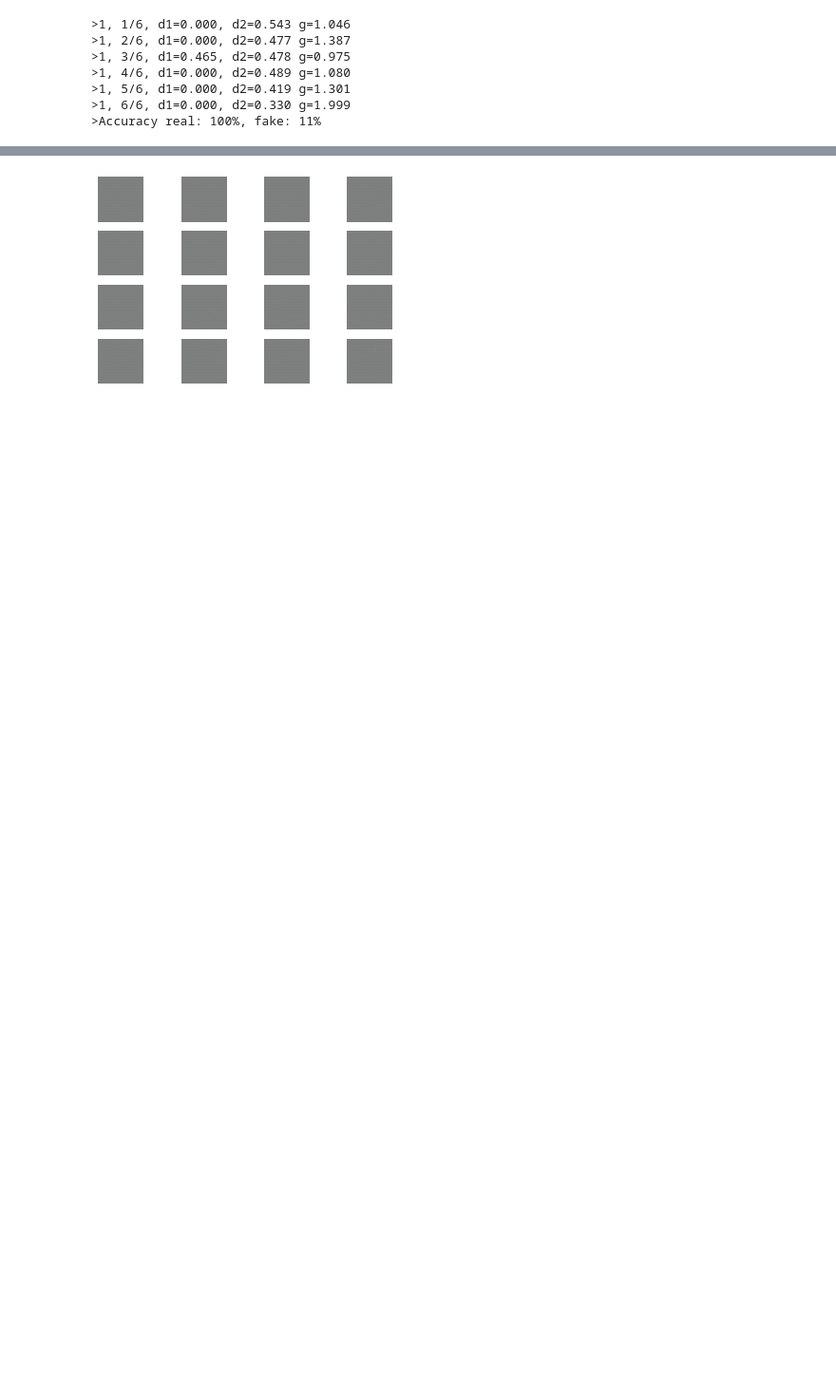
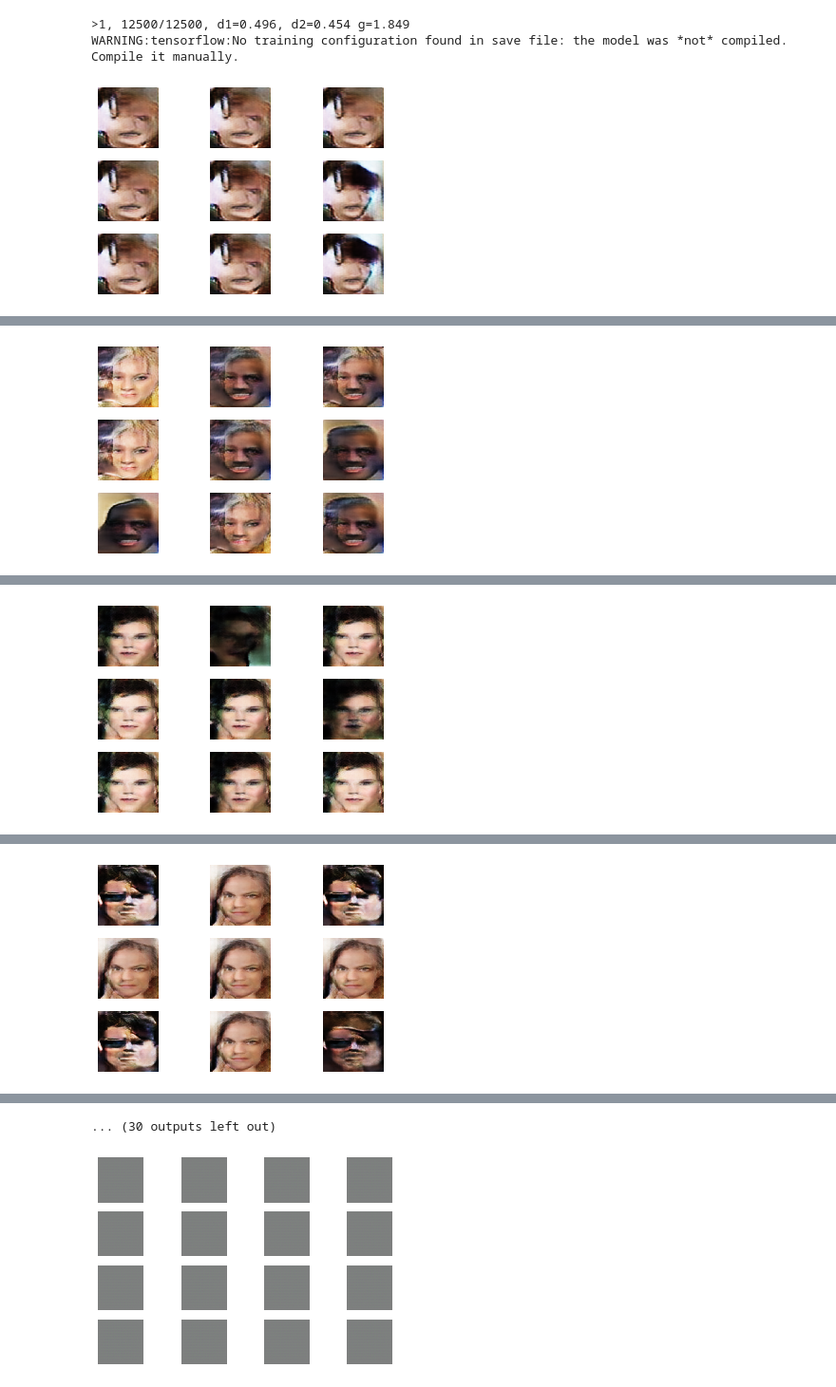
Before and after one commit to pptr3/face-generation-gan-keras, a Jupyter notebook: GAN.ipynb, the cells around one changed output, grey strips where cells are left out. Shown at 95% size. Drawn from its saved outputs; the diff is of its cells as text; code cells hidden in the pictures; blank space fills up the shorter version.

```diff
--- a/GAN.ipynb
+++ b/GAN.ipynb
@@ -181,3 +183,23 @@ class SNConv2DTranspose(Conv2DTranspose):
 
     def compute_output_shape(self, input_shape):
         return super(SNConv2DTranspose, self).compute_output_shape(input_shape)
+# %%
+class PixelNormalization(Layer):
+    def __init__(self, **kwargs):
+        super(PixelNormalization, self).__init__(**kwargs)
+
+    def call(self, inputs):
+        # Calculate square pixel values
+        values = inputs**2.0
+        # Calculate the mean pixel values
+        mean_values = tf.keras.backend.mean(values, axis=-1, keepdims=True)
+        # Ensure the mean is not zero
+        mean_values += 1.0e-8
+        # Calculate the sqrt of the mean squared value (L2 norm)
+        l2 = tf.keras.backend.sqrt(mean_values)
+        # Normalize values by the l2 norm
+        normalized = inputs / l2
+        return normalized
+
+    def compute_output_shape(self, input_shape):
+        return input_shape
@@ -183,0 +241,12 @@ class SNConv2DTranspose(Conv2DTranspose):
+# %%
+######### PLOT THE GENERATED IMAGES
+def plot_generated_images(examples, n):
+    # plot images
+    for i in range(n * n):
+        # define subplot
+        plt.subplot(n, n, 1 + i)
+        # turn off axis
+        plt.axis('off')
+        # plot raw pixel data
+        plt.imshow(examples[i, :, :])
+    plt.show()
@@ -344,9 +398,12 @@ def train(g_model, d_model, gan_model, dataset, latent_dim, n_epochs=5, n_batch=
 # %%
-directory = 'img_align_celeba/img_align_celeba/'
-how_many = 200
+directory = 'img_align_celeba_nozip'
+how_many = 200000
+
 celeba_img = np.sort(os.listdir(directory))
 dataset = celeba_img[:how_many]
 img_shape = (178, 218, 3)
+n_epochs = 100
+batch_size = 16
 
 def load_dataset(dataset):
     X = []
@@ -360,7 +417,7 @@ def load_dataset(dataset):
     return(X)
 # %%
 # size of the latent space
-latent_dim = 100
+latent_dim = 128
 # create the discriminator
 d_model = define_discriminator()
 # create the generator
@@ -368,16 +425,11 @@ g_model = define_generator(latent_dim)
 # create the gan
 gan_model = define_gan(g_model, d_model)
 # load image data
-#dataset = load_real_samples()
 dataset = load_dataset(dataset)
 # %%
 # train model
-train(g_model, d_model, gan_model, dataset, latent_dim)
+train(g_model, d_model, gan_model, dataset, latent_dim, n_epochs, batch_size)
 # %% [output]
->1, 1/6, d1=0.000, d2=0.543 g=1.046
->1, 2/6, d1=0.000, d2=0.477 g=1.387
->1, 3/6, d1=0.465, d2=0.478 g=0.975
->1, 4/6, d1=0.000, d2=0.489 g=1.080
->1, 5/6, d1=0.000, d2=0.419 g=1.301
->1, 6/6, d1=0.000, d2=0.330 g=1.999
->Accuracy real: 100%, fake: 11%
+>1, 12500/12500, d1=0.496, d2=0.454 g=1.849
+WARNING:tensorflow:No training configuration found in save file: the model was *not* compiled. Compile it manually.
+[figure, added]
@@ -384,0 +438 @@ KeyboardInterrupt:
+[figure, added]
@@ -384,0 +441 @@ KeyboardInterrupt:
+[figure, added]
@@ -384,0 +444 @@ KeyboardInterrupt:
+[figure, added]
@@ -385,3 +451,4 @@ KeyboardInterrupt:
+... (30 outputs left out)
 # %%
 # example of loading the generator model and generating images
 from keras.models import load_model
```
Also changed, not shown: parts of 6 cells of this notebook.
